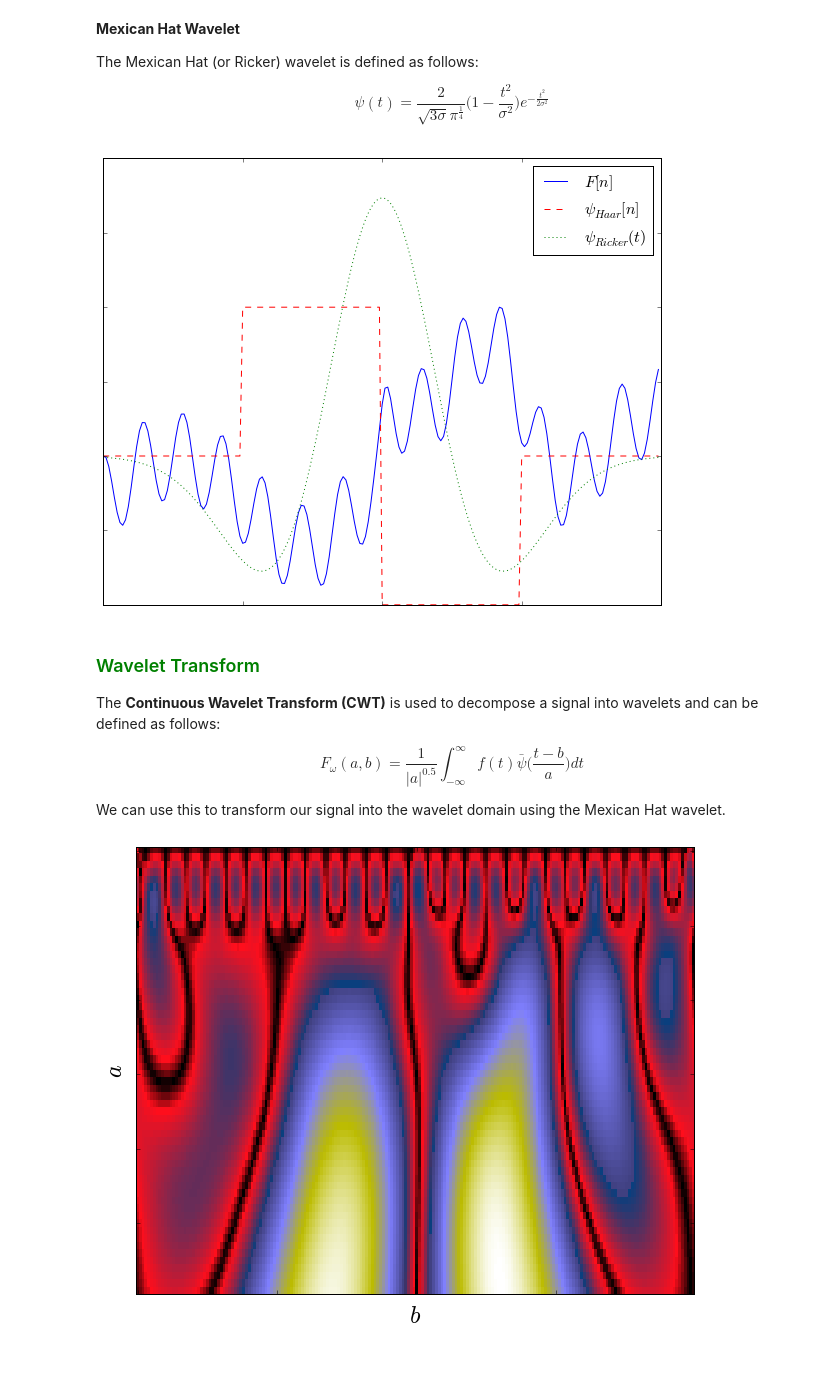
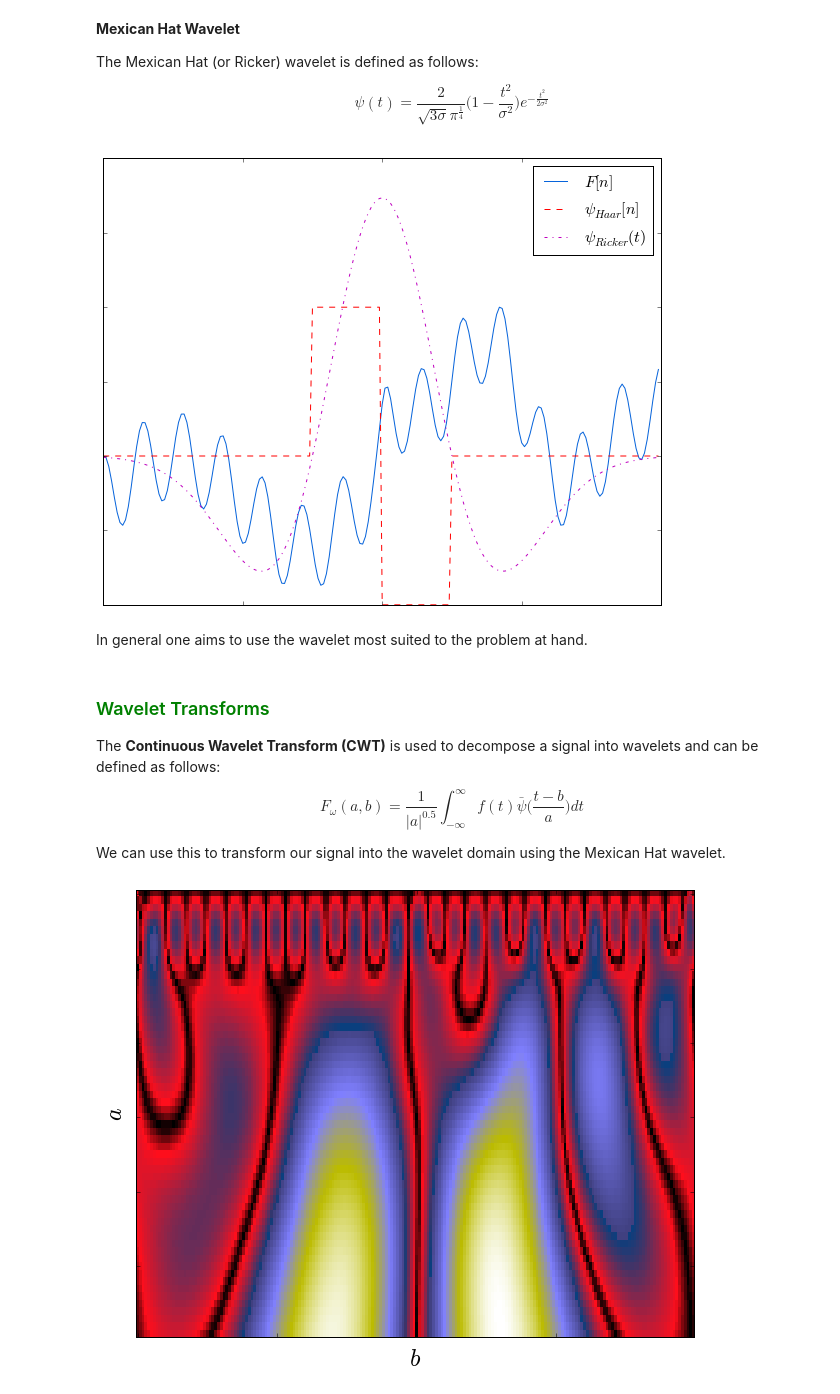
Before and after one commit to sfarrens/ada8, a Jupyter notebook: wavelets.ipynb, the cells around one changed output. Cells and saved outputs as stored; diff of their text form; code cells hidden in the pictures; blank space fills up the shorter version.

```diff
--- a/wavelets.ipynb
+++ b/wavelets.ipynb
@@ -293,22 +293,24 @@ $$\psi(t) = \frac{2}{\sqrt{3\sigma}\pi^{\frac{1}{4}}}\Bigg(1-\frac{t^2}{\sigma^2
 # %%
 # Function to define mexican hat wavelet.
 def mex_hat_wt(t, sigma=1.0):
 
     return (2.0 * np.pi ** -0.25 * (3.0 * sigma) ** -0.5 *
             (1 - (t / sigma) ** 2) * np.exp(-t ** 2 / (2.0 * sigma ** 2)))
 
 # Display
 fig, ax = plt.subplots(1, 1)
-ax.plot(n, Fn, 'b-', label=r'$F[n]$')
-ax.plot(n, haar_wt(n + 0.5), 'r--', label=r'$\psi_{Haar}[n]$')
-ax.plot(n, mex_hat_wt(n, 0.25), 'g:', label=r'$\psi_{Ricker}(t)$')
+ax.plot(n, Fn, '-', color='#0764DB', label=r'$F[n]$')
+ax.plot(n, haar_wt(2 * n + 0.5), 'r--', label=r'$\psi_{Haar}[n]$')
+ax.plot(n, mex_hat_wt(n, 0.25), 'm-.', label=r'$\psi_{Ricker}(t)$')
 hide_axes(ax)
 plt.legend(fontsize=16)
 plt.show()
 # %% [output]
-[figure, old version]
+[figure, new version]
+# %% [markdown]
+In general one aims to use the wavelet most suited to the problem at hand.
 # %% [markdown]
-### <font color='green'>Wavelet Transform</font>
+### <font color='green'>Wavelet Transforms</font>
 
 The **Continuous Wavelet Transform (CWT)** is used to decompose a signal into wavelets and can be defined as follows:
 
```
Also changed, not shown: parts of 6 cells of this notebook, 2 other files.
